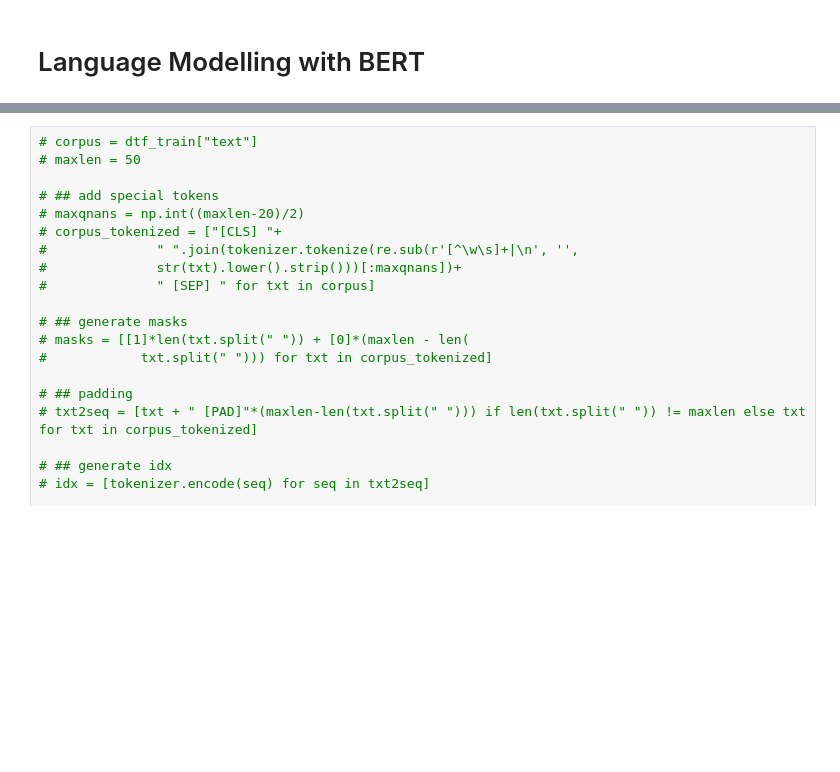
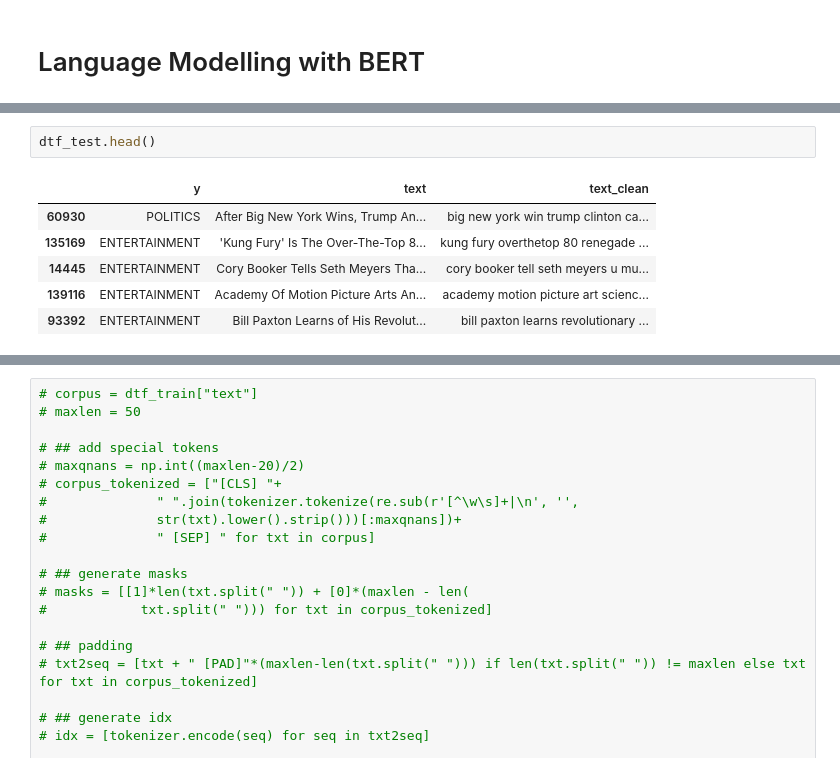
Before and after one commit to SokKanaTorajd/nlp-practices, a Jupyter notebook: text-classification-practice1.ipynb, the cells around one changed output, grey strips where cells are left out. Drawn from its saved outputs; the diff is of its cells as text; blank space fills up the shorter version.

```diff
--- a/text-classification-practice1.ipynb
+++ b/text-classification-practice1.ipynb
@@ -878,3 +889,12 @@ jon_stewart and stephen_colbert giddily ridicule the fcc
+# %%
+dtf_test.head()
+# %% [output]
+|  | y | text | text_clean |
+| 60930 | POLITICS | After Big New York Wins, Trump An... | big new york win trump clinton ca... |
+| 135169 | ENTERTAINMENT | 'Kung Fury' Is The Over-The-Top 8... | kung fury overthetop 80 renegade ... |
+| 14445 | ENTERTAINMENT | Cory Booker Tells Seth Meyers Tha... | cory booker tell seth meyers u mu... |
+| 139116 | ENTERTAINMENT | Academy Of Motion Picture Arts An... | academy motion picture art scienc... |
+| 93392 | ENTERTAINMENT | Bill Paxton Learns of His Revolut... | bill paxton learns revolutionary ... |
 # %%
 train_set = dtf_train.reset_index()
 train_set.drop(columns='index', inplace=True)
```
Also changed, not shown: parts of 45 cells of this notebook.
